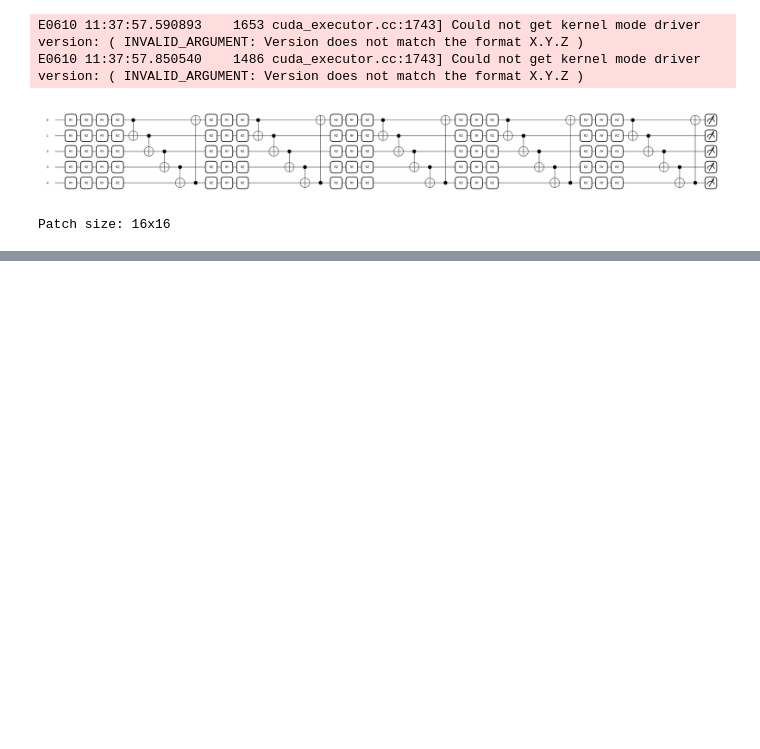
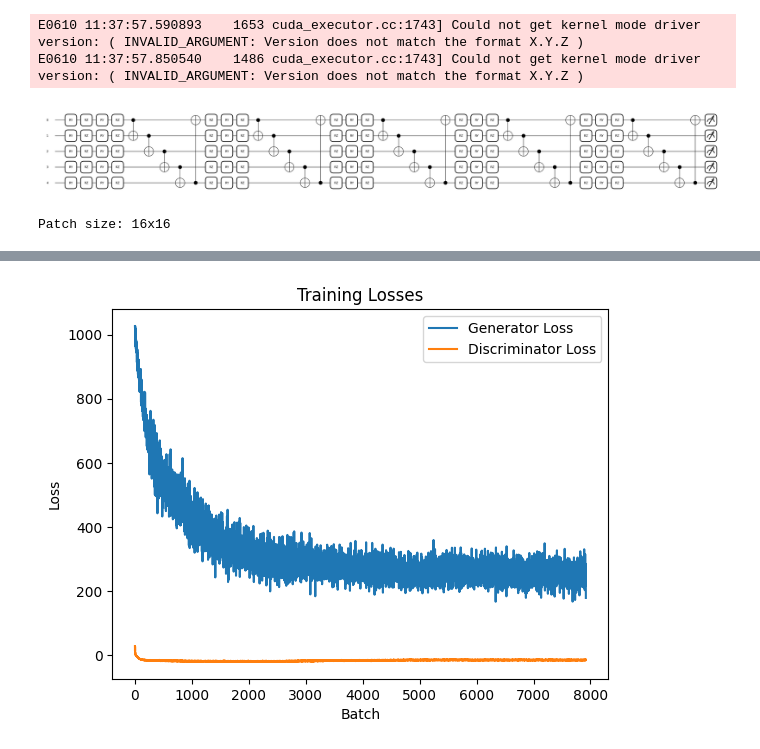
Before and after one commit to maegonz/Quantum-GAN, a Jupyter notebook: main.ipynb, the cells around one changed output, grey strips where cells are left out. Drawn from its saved outputs; the diff is of its cells as text; code cells hidden in the pictures; blank space fills up the shorter version.

```diff
--- a/main.ipynb
+++ b/main.ipynb
@@ -121,0 +128,2 @@ Generated image shape: torch.Size([1, 1, 16, 16])
+# %%
+G_loss_2, D_loss_2 = training(generator, critic, train_ld, epochs, optimizer_G, optimizer_D, lambda_gp, lambda_tv, n_critic, device)
@@ -121,0 +133,10 @@ Generated image shape: torch.Size([1, 1, 16, 16])
+# %%
+plt.plot(G_loss + G_loss_2, label='Generator Loss')
+plt.plot(D_loss + D_loss_2, label='Discriminator Loss')
+plt.xlabel('Batch')
+plt.ylabel('Loss')
+plt.title('Training Losses')
+plt.legend()
+plt.show()
+# %% [output]
+[figure, added]
```
Also changed, not shown: parts of 6 cells of this notebook.
